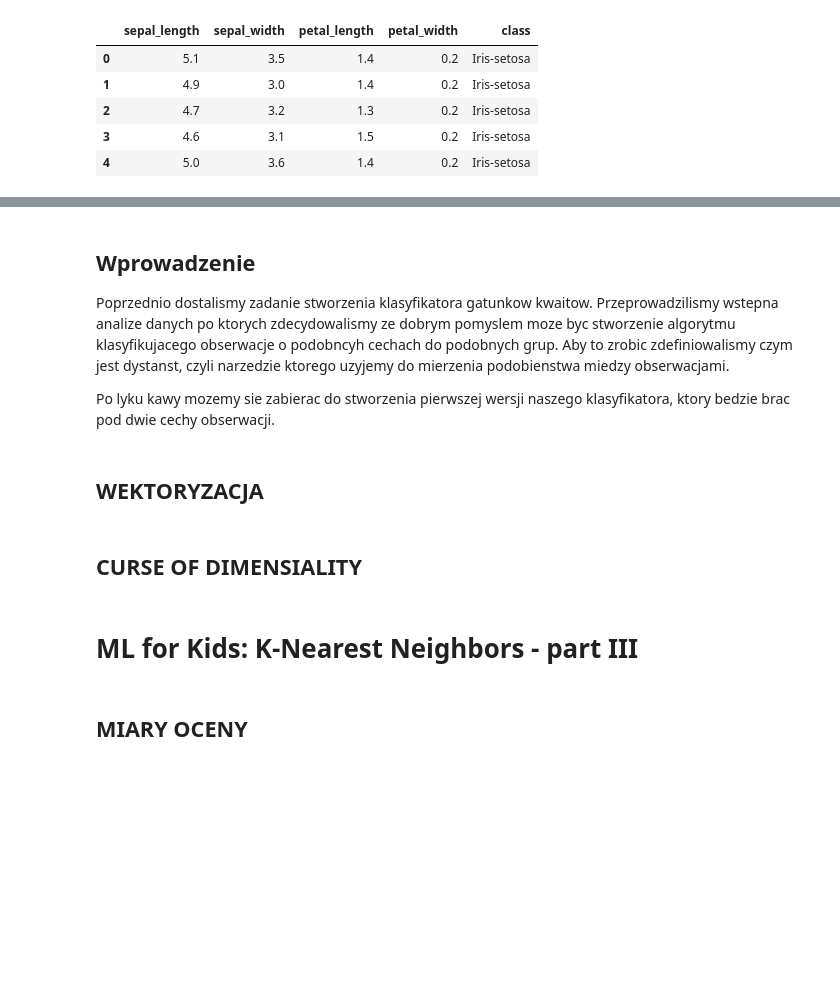
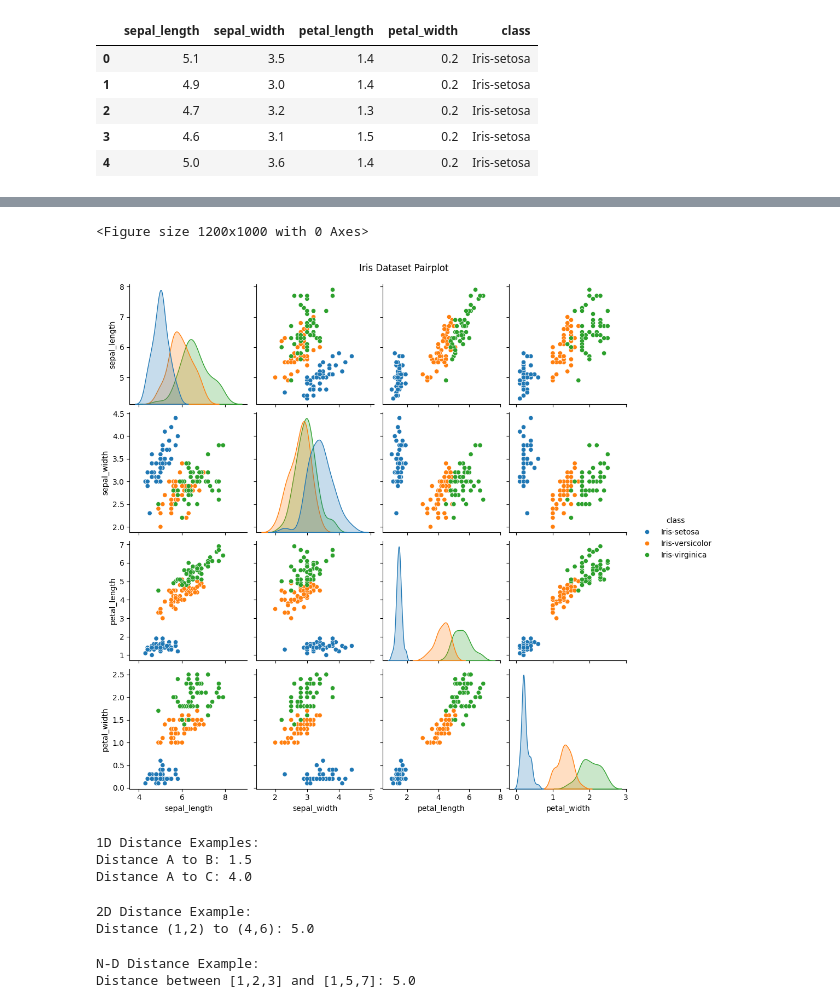
Before and after one commit to mchojna/ml-articles, a Jupyter notebook: knn/knn.ipynb, the cells around one changed output, grey strips where cells are left out. Cells and saved outputs as stored; diff of their text form; code cells hidden in the pictures; blank space fills up the shorter version.

```diff
--- a/knn/knn.ipynb
+++ b/knn/knn.ipynb
@@ -164,15 +26,53 @@ Podczas tej sesji pracy odkrylismy ze... (podsumowanie)
-# %% [markdown]
-## Wprowadzenie
-
-Poprzednio dostalismy zadanie stworzenia klasyfikatora gatunkow kwaitow. Przeprowadzilismy wstepna analize danych po ktorych zdecydowalismy ze dobrym pomyslem moze byc stworzenie algorytmu klasyfikujacego obserwacje o podobncyh cechach do podobnych grup.
-Aby to zrobic zdefiniowalismy czym jest dystanst, czyli narzedzie ktorego uzyjemy do mierzenia podobienstwa miedzy obserwacjami.
-
-Po lyku kawy mozemy sie zabierac do stworzenia pierwszej wersji naszego klasyfikatora, ktory bedzie brac pod dwie cechy obserwacji.
-# %% [markdown]
-## WEKTORYZACJA
-# %% [markdown]
-## CURSE OF DIMENSIALITY
-# %% [markdown]
-# ML for Kids: K-Nearest Neighbors - part III
-# %% [markdown]
-## MIARY OCENY
+# %%
+import seaborn as sns
+import matplotlib.pyplot as plt
+
+# Visualization
+plt.figure(figsize=(12, 10))
+sns.pairplot(iris, hue="class", diag_kind="kde")
+plt.suptitle("Iris Dataset Pairplot", y=1.02)
+plt.show()
+# %% [output]
+<Figure size 1200x1000 with 0 Axes>
+[figure, added]
+# %%
+# 1D Distance (L1/Manhattan)
+def l1_distance_1d(a: float, b: float) -> float:
+    return abs(a - b)
+
+# Test 1D distance
+A, B, C = 1.0, 2.5, 5.0
+print(f"1D Distance Examples:")
+print(f"Distance A to B: {l1_distance_1d(A, B)}")  # 1.5
+print(f"Distance A to C: {l1_distance_1d(A, C)}")  # 4.0
+# %% [output]
+1D Distance Examples:
+Distance A to B: 1.5
+Distance A to C: 4.0
+# %%
+# 2D Distance (L2/Euclidean)
+import math
+
+def l2_distance_2d(p: tuple[float, float], q: tuple[float, float]) -> float:
+    dx = p[0] - q[0]
+    dy = p[1] - q[1]
+    return math.sqrt(dx*dx + dy*dy)
+
+print(f"2D Distance Example:")
+print(f"Distance (1,2) to (4,6): {l2_distance_2d((1,2), (4,6))}")  # 5.0
+# %% [output]
+2D Distance Example:
+Distance (1,2) to (4,6): 5.0
+# %%
+# N-dimensional Distance (L2/Euclidean)
+def l2_distance_nd(x: np.ndarray, y: np.ndarray) -> float:
+    diff = x - y
+    return float(np.sqrt(np.dot(diff, diff)))
+
+x = np.array([1., 2., 3.])
+y = np.array([1., 5., 7.])
+print(f"N-D Distance Example:")
+print(f"Distance between [1,2,3] and [1,5,7]: {l2_distance_nd(x, y)}")  # 5.0
+# %% [output]
+N-D Distance Example:
+Distance between [1,2,3] and [1,5,7]: 5.0
```
Also changed, not shown: parts of 45 cells of this notebook, 2 other files.
